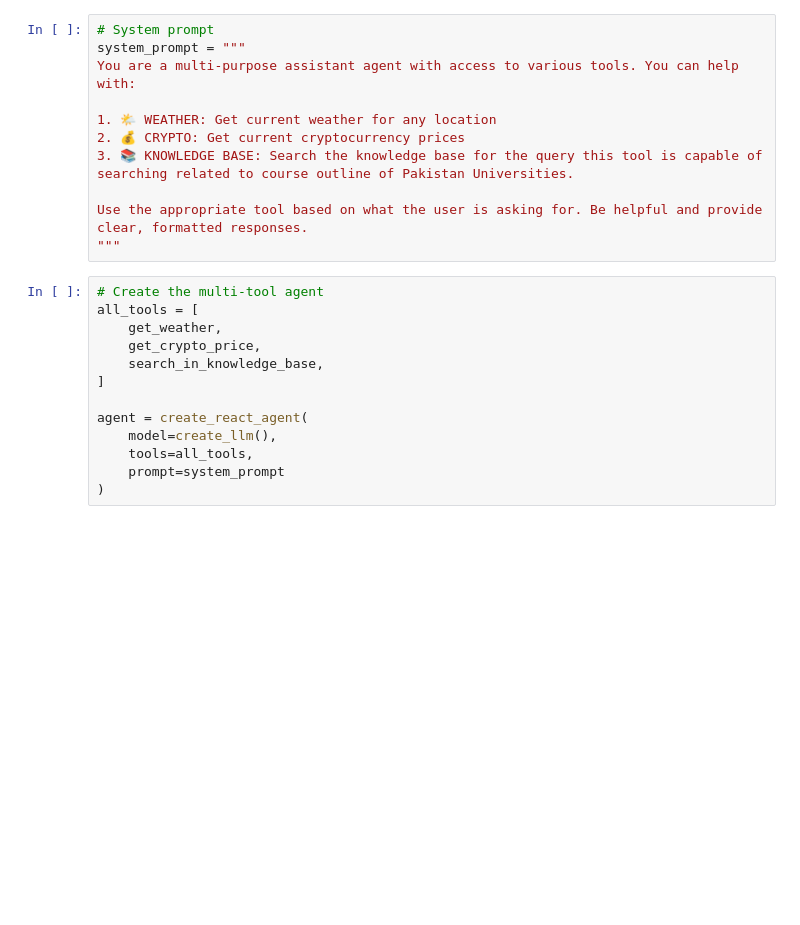
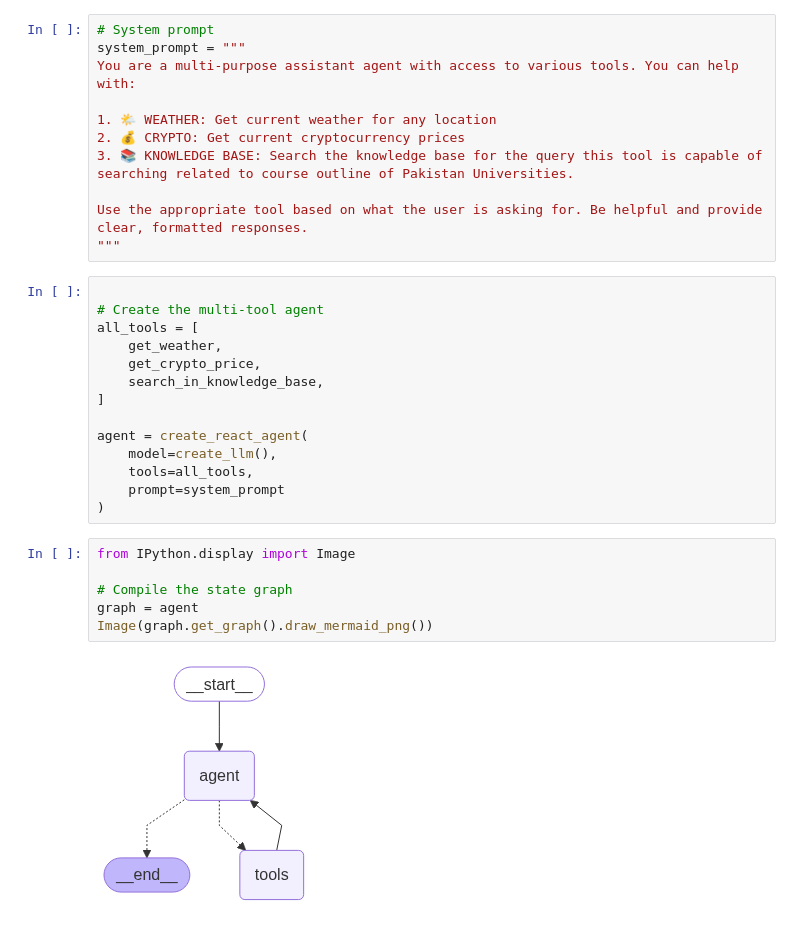
Before and after one commit to lablnet/multi-tool-rag-agent, a Jupyter notebook: agent.ipynb, the cells around one changed output. Cells and saved outputs as stored; diff of their text form; blank space fills up the shorter version.

Commit message:
Update agent notebook with new execution counts, import statements, and visualization functions. Added functionality to draw invocation graphs and improved conversation logging with tool responses.

```diff
--- a/agent.ipynb
+++ b/agent.ipynb
@@ -135,6 +138,7 @@ You are a multi-purpose assistant agent with access to various tools. You can he
 Use the appropriate tool based on what the user is asking for. Be helpful and provide clear, formatted responses.
 """
 # %%
+
 # Create the multi-tool agent
 all_tools = [
     get_weather,
@@ -147,3 +151,11 @@ agent = create_react_agent(
     tools=all_tools,
     prompt=system_prompt
 )
+# %%
+from IPython.display import Image
+
+# Compile the state graph
+graph = agent
+Image(graph.get_graph().draw_mermaid_png())
+# %% [output]
+[figure, added]
```
Also changed, not shown: parts of 6 cells of this notebook.
